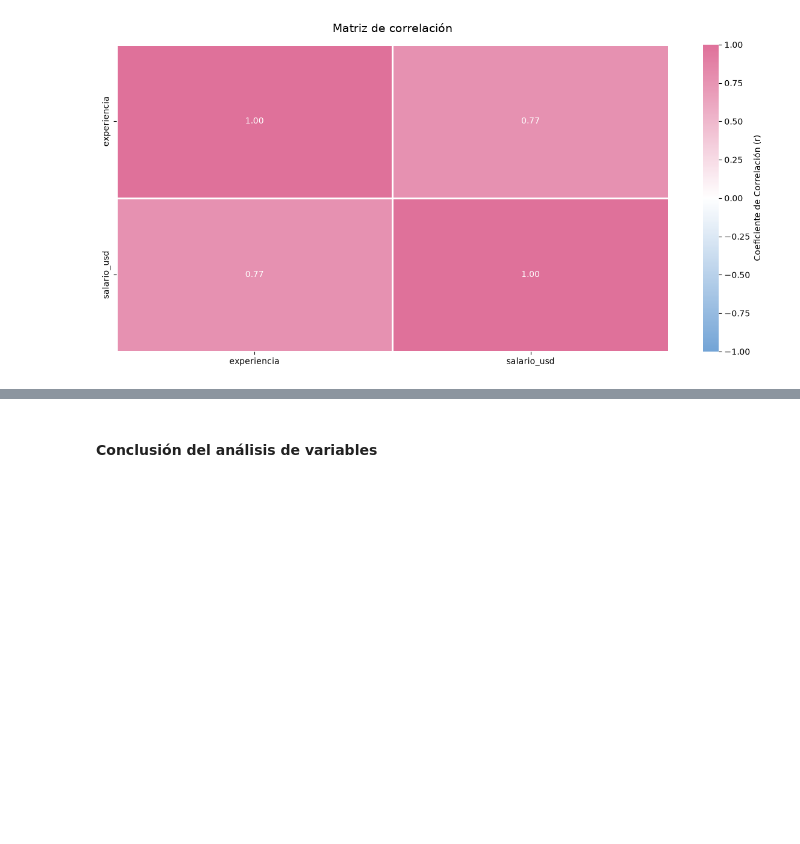
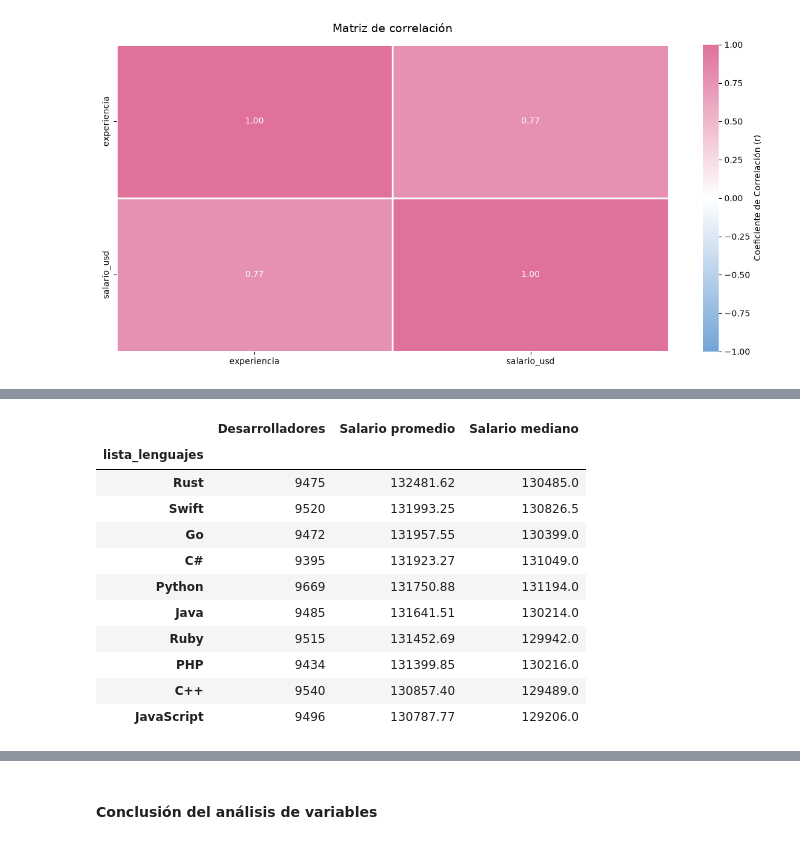
Before and after one commit to Itz-U/Proyecto2_Olivera_Urriola_UPSO-Salliquelo, a Jupyter notebook: Proyecto2_Olivera_Urriola_Salliquelo.ipynb, the cells around one changed output, grey strips where cells are left out. Drawn from its saved outputs; the diff is of its cells as text; code cells hidden in the pictures; blank space fills up the shorter version.

```diff
--- a/Proyecto2_Olivera_Urriola_Salliquelo.ipynb
+++ b/Proyecto2_Olivera_Urriola_Salliquelo.ipynb
@@ -431,0 +438,15 @@ plt.show()
+# %%
+
+# Separamos los lenguajes y eliminamos repeticiones
+df["lista_lenguajes"] = df["lenguajes"].apply(
+    lambda texto: list(dict.fromkeys(
+        lenguaje.strip() for lenguaje in texto.split(",")
+    ))
+)
+
+# Creamos una tabla para analizar cada lenguaje
+df_lenguajes = df[["lista_lenguajes", "salario_usd"]].explode(
+    "lista_lenguajes"
+)
+
+df_lenguajes.head()
@@ -431,0 +460,31 @@ plt.show()
+# %%
+
+# Calculamos estadísticas salariales por lenguaje
+salarios_lenguajes = (
+    df_lenguajes.groupby("lista_lenguajes")["salario_usd"]
+    .agg(["count", "mean", "median"])
+    .sort_values(by="mean", ascending=False)
+    .round(2)
+)
+
+# Renombramos las columnas
+salarios_lenguajes.columns = [
+    "Desarrolladores",
+    "Salario promedio",
+    "Salario mediano"
+]
+
+display(salarios_lenguajes)
+# %% [output]
+|  | Desarrolladores | Salario promedio | Salario mediano |
+| lista_lenguajes |  |  |  |
+| Rust | 9475 | 132481.62 | 130485.0 |
+| Swift | 9520 | 131993.25 | 130826.5 |
+| Go | 9472 | 131957.55 | 130399.0 |
+| C# | 9395 | 131923.27 | 131049.0 |
+| Python | 9669 | 131750.88 | 131194.0 |
+| Java | 9485 | 131641.51 | 130214.0 |
+| Ruby | 9515 | 131452.69 | 129942.0 |
+| PHP | 9434 | 131399.85 | 130216.0 |
+| C++ | 9540 | 130857.40 | 129489.0 |
+| JavaScript | 9496 | 130787.77 | 129206.0 |
```
Also changed, not shown: parts of 25 cells of this notebook.
